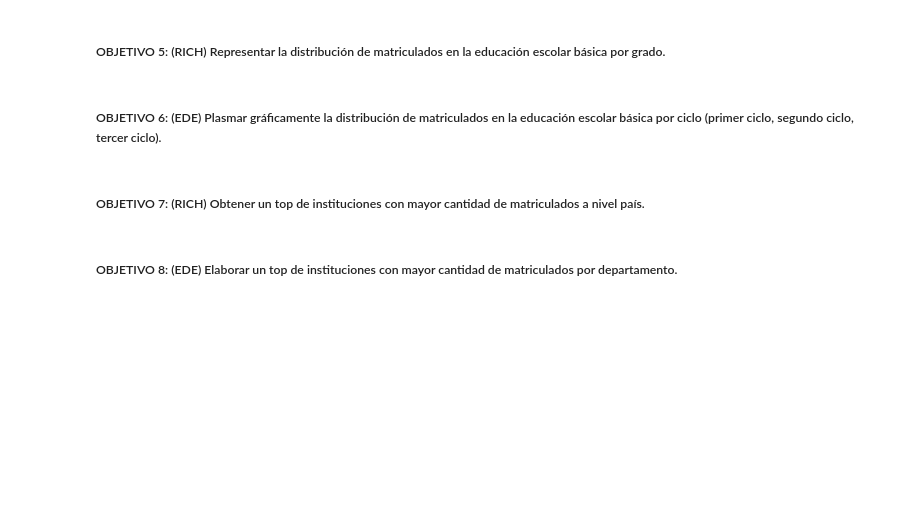
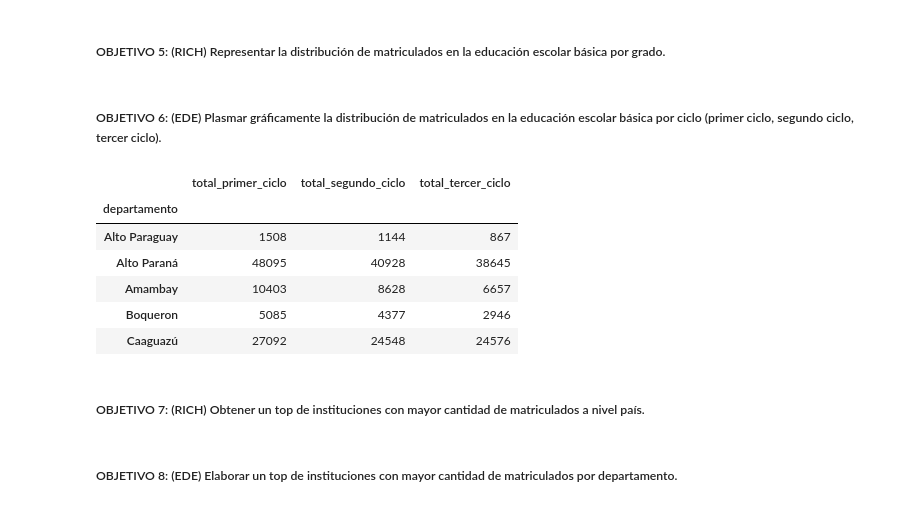
Before and after one commit to richardchena/diplomado_python, a Jupyter notebook: proyecto_final.ipynb, the cells around one changed output. Drawn from its saved outputs; the diff is of its cells as text; code cells hidden in the pictures; blank space fills up the shorter version.

```diff
--- a/proyecto_final.ipynb
+++ b/proyecto_final.ipynb
@@ -91,6 +112,37 @@ Representar la distribución de matriculados en la educación escolar básica po
 # %% [markdown]
 <h5>OBJETIVO 6: (EDE)</h6>
 Plasmar gráficamente la distribución de matriculados en la educación escolar básica por ciclo (primer ciclo, segundo ciclo, tercer ciclo).
+# %%
+#general_format = {'figure.figsize':(12, 7), 'grid.linestyle': '--', 'axes.spines.right': False, 'axes.spines.top': False}
+#sns.set_theme(style='ticks', rc = general_format)
+
+'''
+Agregamos columnas nuevas sumando:
+    - primer_ciclo: primer al tercer grado
+    - segundo_ciclo: cuarto al sexto grado
+    - tercer_ciclo: septimo al noveno grado
+'''
+df_ciclos = df
+df_ciclos['total_primer_ciclo'] = df['primer_grado_hombre'] + df['primer_grado_mujer'] + df['segundo_grado_hombre'] + df['segundo_grado_mujer'] + df['tercer_grado_hombre'] + df['tercer_grado_mujer']
+df_ciclos['total_segundo_ciclo'] = df['cuarto_grado_hombre'] + df['cuarto_grado_mujer'] + df['quinto_grado_hombre'] + df['quinto_grado_mujer'] + df['sexto_grado_hombre'] + df['sexto_grado_mujer']
+df_ciclos['total_tercer_ciclo'] = df['septimo_grado_hombre'] + df['septimo_grado_mujer'] + df['octavo_grado_hombre'] + df['octavo_grado_mujer'] + df['noveno_grado_hombre'] + df['noveno_grado_mujer']
+
+#Agrupamos por departamento y obtenemos el total de matriculados por cada uno de los ciclos
+df_ciclos = df.groupby(['departamento']).agg({'total_primer_ciclo':'sum', 'total_segundo_ciclo':'sum', 'total_tercer_ciclo':'sum'})
+
+#Exportamos a csv
+df_ciclos.to_csv('data/resumen_ciclos_total.csv', encoding = 'utf-8-sig')
+
+#df_ciclos = df_ciclos.reset_index()
+df_ciclos.head()
+# %% [output]
+|  | total_primer_ciclo | total_segundo_ciclo | total_tercer_ciclo |
+| departamento |  |  |  |
+| Alto Paraguay | 1508 | 1144 | 867 |
+| Alto Paraná | 48095 | 40928 | 38645 |
+| Amambay | 10403 | 8628 | 6657 |
+| Boqueron | 5085 | 4377 | 2946 |
+| Caaguazú | 27092 | 24548 | 24576 |
 # %% [markdown]
 <h5>OBJETIVO 7: (RICH)</h6>
 Obtener un top de instituciones con mayor cantidad de matriculados a nivel país.
```
Also changed, not shown: parts of 2 cells of this notebook, 3 other files.
